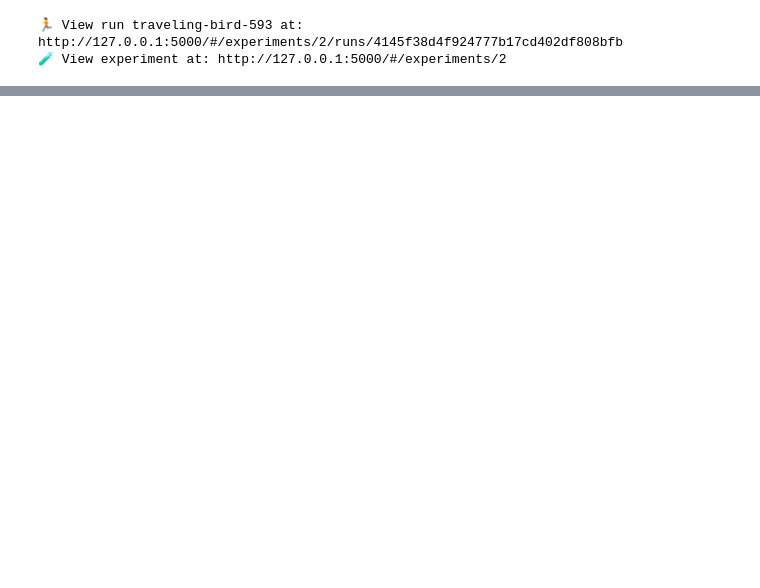
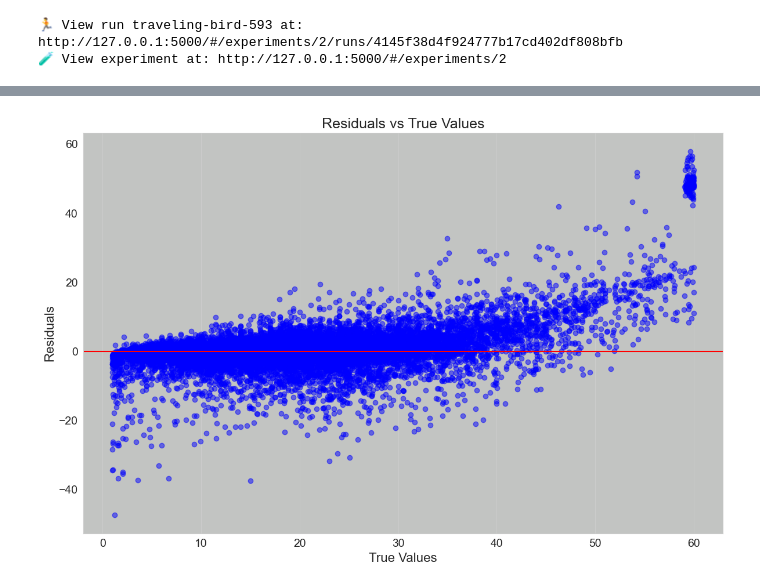
Before and after one commit to minimartzz/learning, a Jupyter notebook: mlops-zoomcamp/02-experiment-tracking/mlflow.ipynb, the cells around one changed output, grey strips where cells are left out. Saved outputs shown, nothing was run; the diff lists cells and outputs as text; code cells hidden in the pictures; blank space fills up the shorter version.

```diff
--- a/mlops-zoomcamp/02-experiment-tracking/mlflow.ipynb
+++ b/mlops-zoomcamp/02-experiment-tracking/mlflow.ipynb
@@ -59,7 +54,7 @@ def read_dataframe(filename):
 
   df = df[(df.duration >= 1) & (df.duration <= 60)]
 
-  categorical = ['PULocationID', 'DOLocationID']
+  categorical = ['PULocationID', 'DOLocationID', 'store_and_fwd_flag']
   df[categorical] = df[categorical].astype(str)
 
   return df
@@ -71,8 +66,15 @@ df_val = read_dataframe('../data/raw/green_tripdata_2025-02.parquet')
 df_train['PU_DO'] = df_train['PULocationID'] + '_' + df_train['DOLocationID']
 df_val['PU_DO'] = df_val['PULocationID'] + '_' + df_val['DOLocationID']
 
-categorical = ['PU_DO'] #'PULocationID', 'DOLocationID']
+categorical = ['PU_DO', 'store_and_fwd_flag'] # ['PULocationID', 'DOLocationID']
 numerical = ['trip_distance']
+drop = ['RatecodeID', 'ehail_fee', 'PULocationID', 'DOLocationID', 'lpep_pickup_datetime', 'lpep_dropoff_datetime']
+
+df_train[categorical] = df_train[categorical].astype('category')
+df_val[categorical] = df_val[categorical].astype('category')
+
+df_train = df_train.drop(drop, axis=1)
+df_val = df_val.drop(drop, axis=1)
 
 dv = DictVectorizer()
 
@@ -107,0 +272,26 @@ with mlflow.start_run():
+# %%
+# Additional preprocessing
+y_train = df_train['duration']
+X_train = df_train.drop('duration', axis=1)
+
+y_val = df_val['duration']
+X_val = df_val.drop('duration', axis=1)
+
+# Create xgb data formats
+dtrain = xgb.DMatrix(X_train, label=y_train, enable_categorical=True)
+dvalid = xgb.DMatrix(X_val, label=y_val, enable_categorical=True)
+# %%
+# Single model training loop
+mlflow.xgboost.autolog()
+
+params = {
+  "objective": "reg:squarederror",
+  "eval_metric": "rmse"
+}
+bst_model = xgb.train(
+  params=params,
+  dtrain=dtrain,
+  num_boost_round=50,
+)
+preds = bst_model.predict(dvalid)
+mean_squared_error(y_val, preds)
@@ -107,0 +305,4 @@ with mlflow.start_run():
+# %%
+plot_residuals(bst_model, dvalid, y_val)
+# %% [output]
+[figure, added]
```
Also changed, not shown: parts of 27 cells of this notebook.
